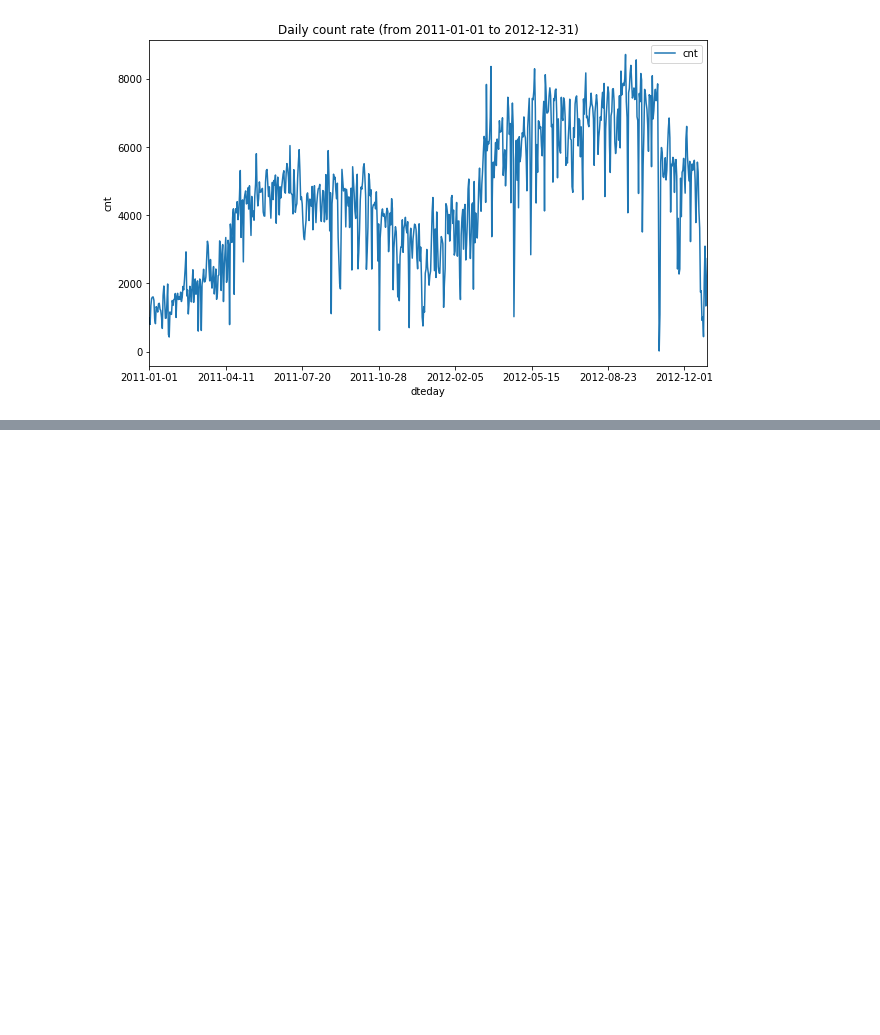
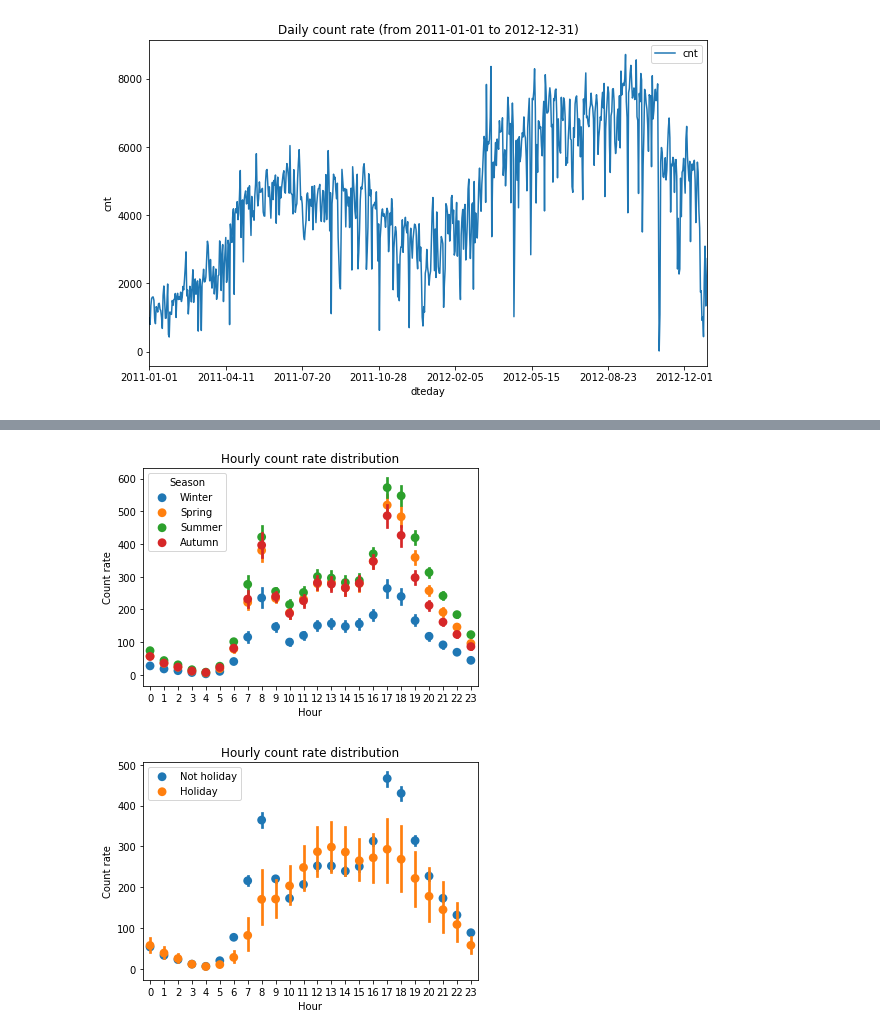
Before and after one commit to amurrone/BikeSharing, a Jupyter notebook: inspect_data.ipynb, the cells around one changed output, grey strips where cells are left out. Saved outputs shown, nothing was run; the diff lists cells and outputs as text; code cells hidden in the pictures; blank space fills up the shorter version.

```diff
--- a/inspect_data.ipynb
+++ b/inspect_data.ipynb
@@ -159,0 +175,22 @@ plt.show()
+# %%
+# Other count rate distributions according to categorical variables
+# Seaborn point plot shows the estimate
+
+ax = sns.pointplot(data=data_hourly[['hr','cnt','season']], x='hr', y='cnt', hue='season', linestyles='')
+ax.set_xlabel("Hour")
+ax.set_ylabel("Count rate")
+ax.set_title("Hourly count rate distribution")
+leg_handles = ax.get_legend_handles_labels()[0]
+ax.legend(leg_handles, ['Winter', 'Spring', 'Summer', 'Autumn'], title='Season')
+plt.show()
+
+ax = sns.pointplot(data=data_hourly[['hr','cnt','holiday']], x='hr', y='cnt', hue='holiday', linestyles='')
+ax.set_xlabel("Hour")
+ax.set_ylabel("Count rate")
+ax.set_title("Hourly count rate distribution")
+leg_handles = ax.get_legend_handles_labels()[0]
+ax.legend(leg_handles, ['Not holiday', 'Holiday'])
+plt.show()
+# %% [output]
+[figure, added]
+[figure, added]
```
Also changed, not shown: parts of 2 cells of this notebook.
